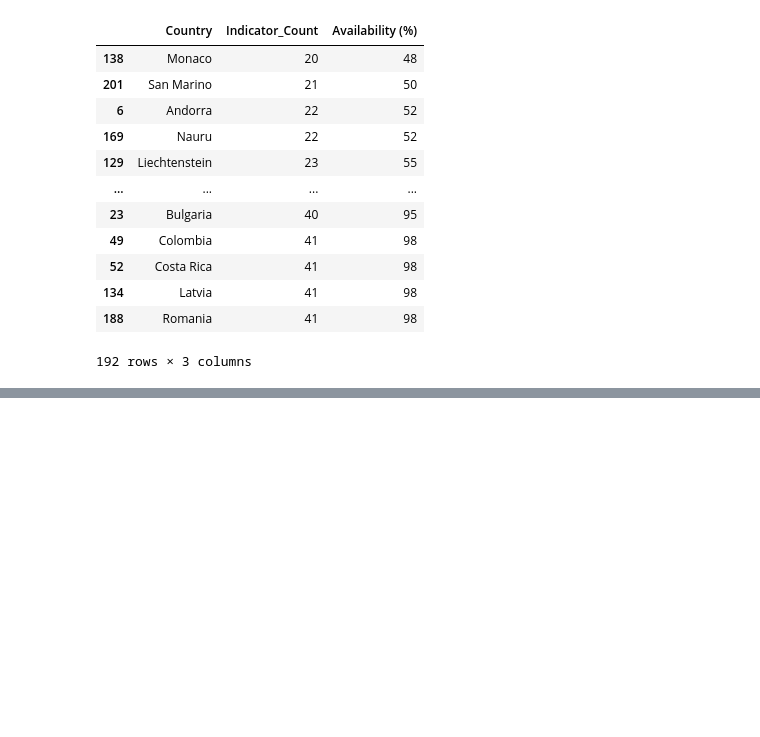
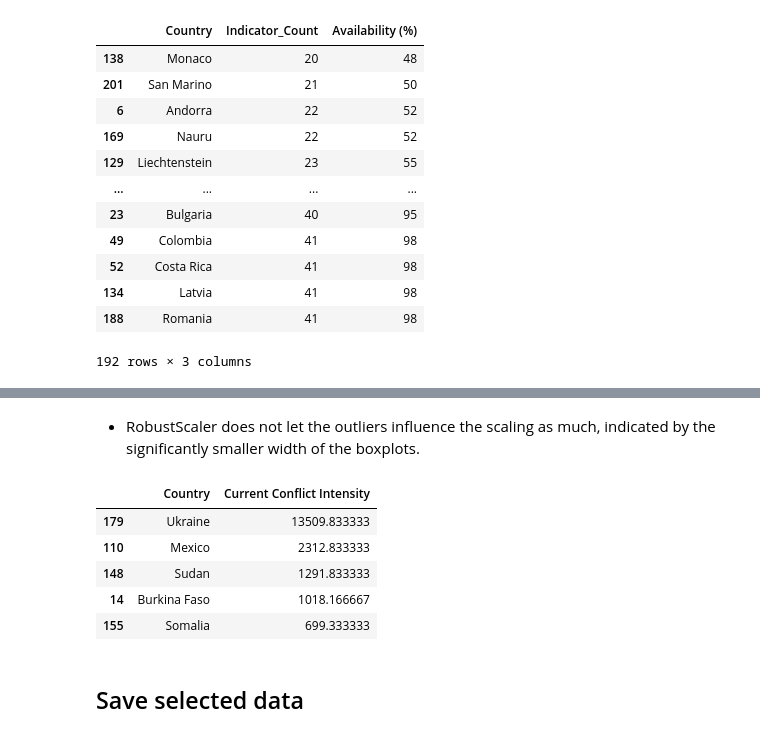
Before and after one commit to arth3mis/global-societal-endangerment-index, a Jupyter notebook: 2.2_data_selection.ipynb, the cells around one changed output, grey strips where cells are left out. Saved outputs shown, nothing was run; the diff lists cells and outputs as text; code cells hidden in the pictures; blank space fills up the shorter version.

```diff
--- a/2.2_data_selection.ipynb
+++ b/2.2_data_selection.ipynb
@@ -156 +186,29 @@ check_availability_per_country(df, 100, un_members['Country'])
+# %% [markdown]
+- RobustScaler does not let the outliers influence the scaling as much, indicated by the significantly smaller width of the boxplots.
+# %%
+def find_outliers(df, column):
+    # Calculate Q1, Q3, and IQR
+    Q1 = df[column].quantile(0.25)
+    Q3 = df[column].quantile(0.75)
+    IQR = Q3 - Q1
+    # Define outlier boundaries
+    lower_bound = Q1 - 1.5 * IQR
+    upper_bound = Q3 + 1.5 * IQR
+    # Find outliers
+    outliers = df[(df[column] < lower_bound) | (df[column] > upper_bound)]
+    return outliers
+
+dfsc = pd.concat([dfc['Country'], dfs], axis=1)
+
+# show the first 5 outliers for 'Current Conflict Intensity', which is the indicator with the furthest outliers
+find_outliers(dfsc, 'Current Conflict Intensity').sort_values('Current Conflict Intensity', ascending=False).head()[['Country', 'Current Conflict Intensity']]
+# %% [output]
+|  | Country | Current Conflict Intensity |
+| 179 | Ukraine | 13509.833333 |
+| 110 | Mexico | 2312.833333 |
+| 148 | Sudan | 1291.833333 |
+| 14 | Burkina Faso | 1018.166667 |
+| 155 | Somalia | 699.333333 |
+# %% [markdown]
+## Save selected data
 # %%
```
Also changed, not shown: parts of 9 cells of this notebook, 2 other files.
